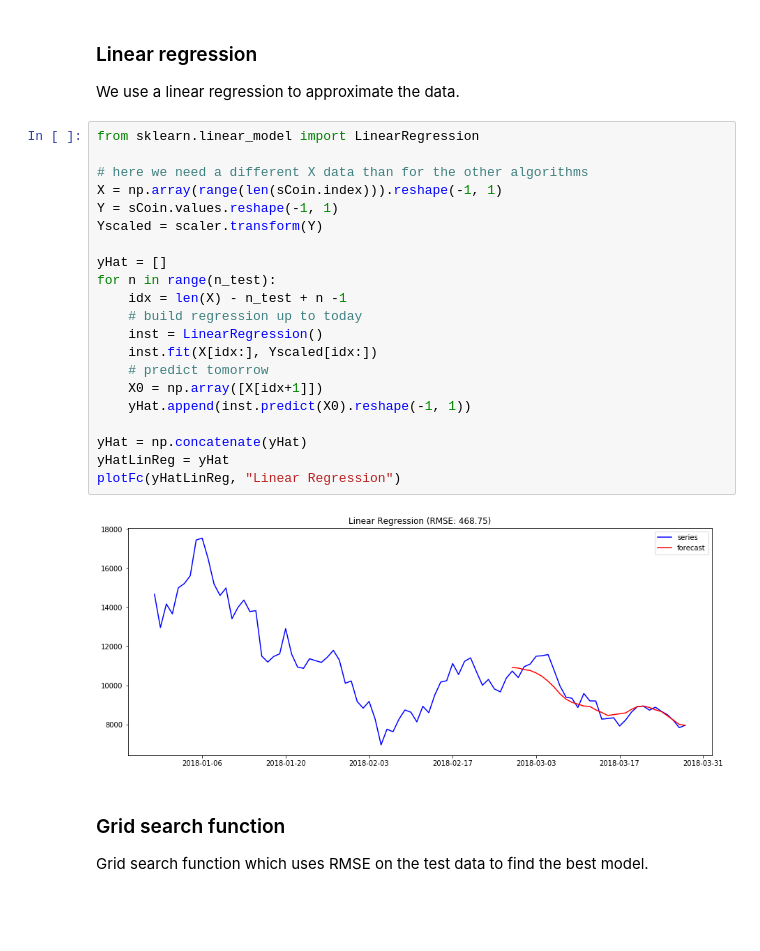
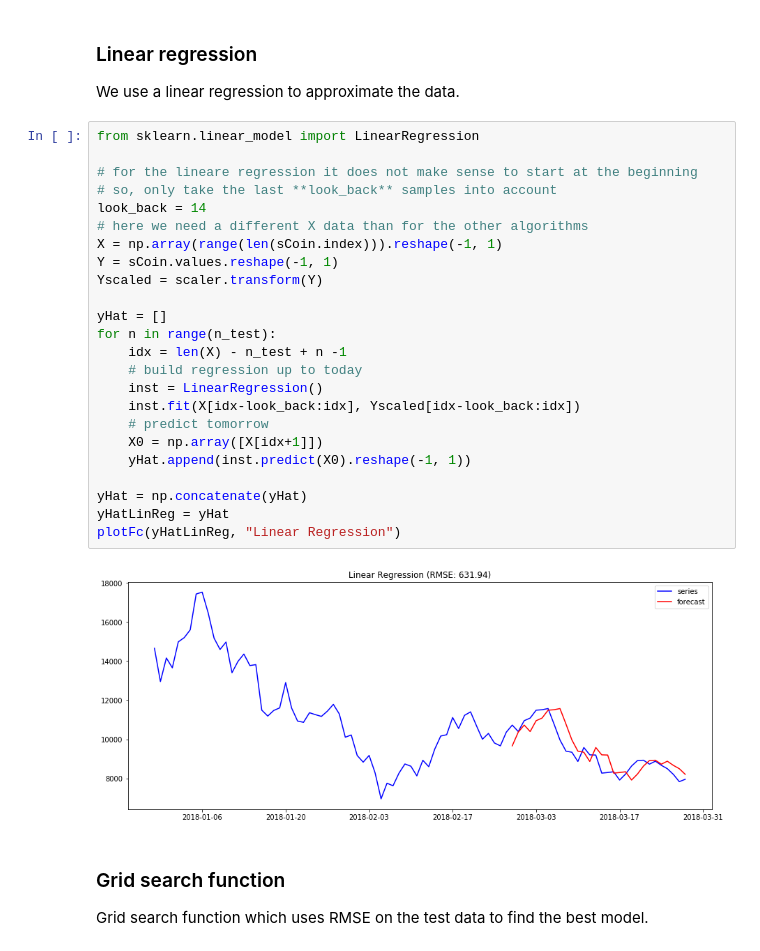
Before and after one commit to dahuebi/cas-pml-prj, a Jupyter notebook: nb/05_ml-forecast.ipynb, the cells around one changed output. Cells and saved outputs as stored; diff of their text form; blank space fills up the shorter version.

```diff
--- a/nb/05_ml-forecast.ipynb
+++ b/nb/05_ml-forecast.ipynb
@@ -152,26 +152,29 @@ We use a linear regression to approximate the data.
 # %%
 from sklearn.linear_model import LinearRegression
 
+# for the lineare regression it does not make sense to start at the beginning
+# so, only take the last **look_back** samples into account
+look_back = 14
 # here we need a different X data than for the other algorithms
 X = np.array(range(len(sCoin.index))).reshape(-1, 1)
 Y = sCoin.values.reshape(-1, 1)
 Yscaled = scaler.transform(Y)
 
 yHat = []
 for n in range(n_test):
     idx = len(X) - n_test + n -1
     # build regression up to today
     inst = LinearRegression()
-    inst.fit(X[idx:], Yscaled[idx:])
+    inst.fit(X[idx-look_back:idx], Yscaled[idx-look_back:idx])
     # predict tomorrow
     X0 = np.array([X[idx+1]])
     yHat.append(inst.predict(X0).reshape(-1, 1))
 
 yHat = np.concatenate(yHat)
 yHatLinReg = yHat
 plotFc(yHatLinReg, "Linear Regression")
 # %% [output]
-[figure, old version]
+[figure, new version]
 # %% [markdown]
 ### Grid search function
 
```
Also changed, not shown: parts of 3 cells of this notebook.
